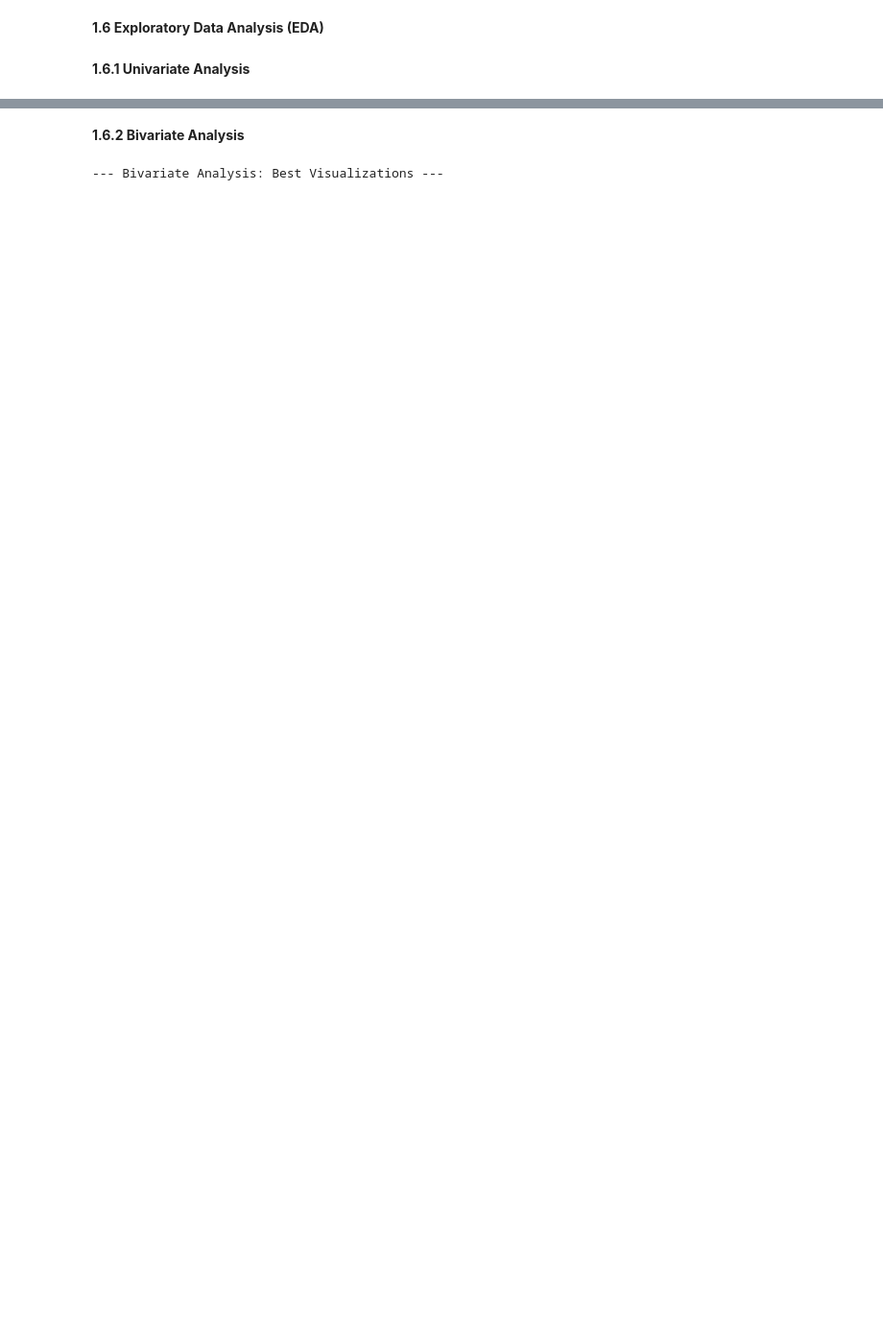
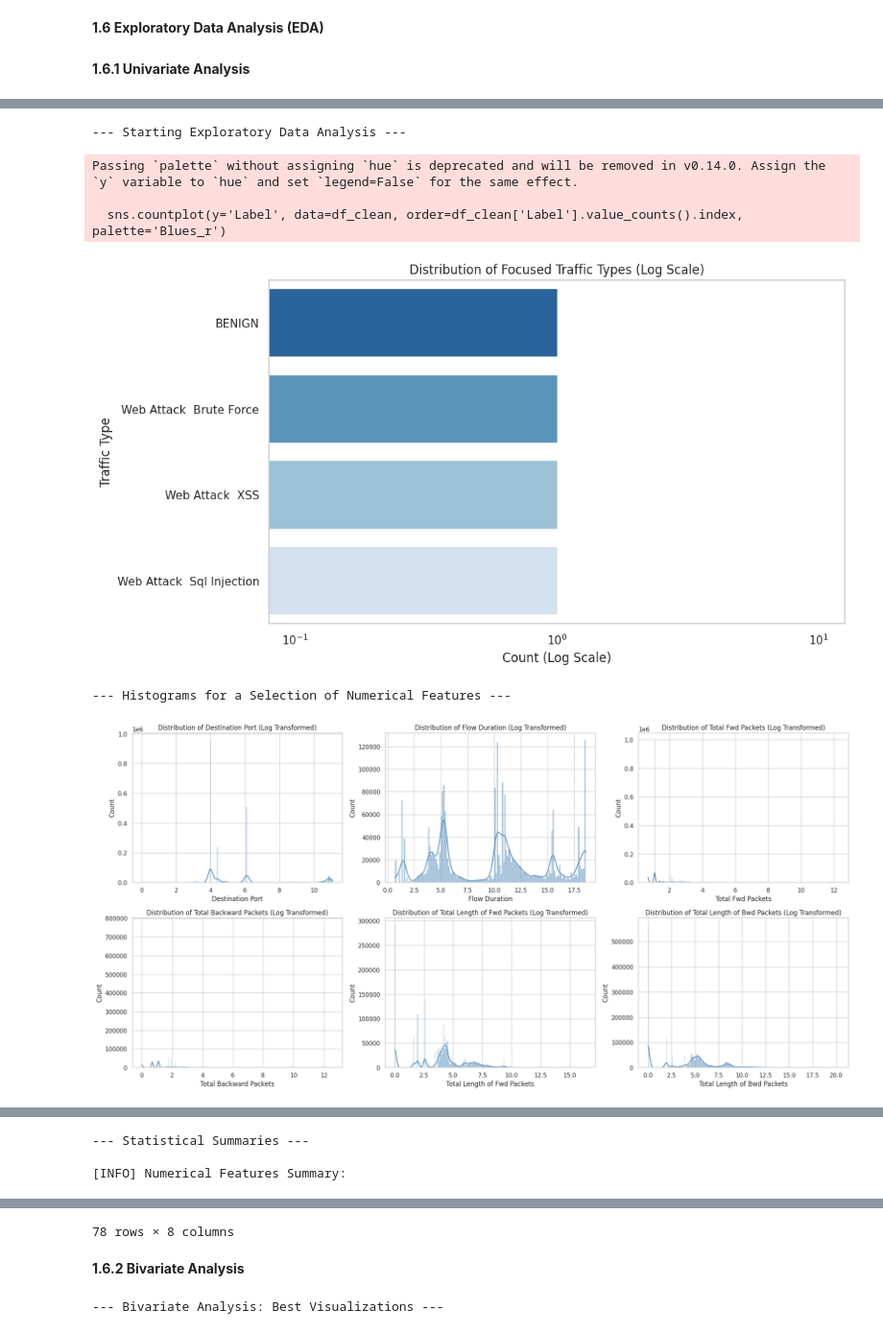
Before and after one commit to tanvirshikdar/CSE498R, a Jupyter notebook: Tanvir.ipynb, the cells around one changed output, grey strips where cells are left out. Shown at 96% size. Cells and saved outputs as stored; diff of their text form; code cells hidden in the pictures; blank space fills up the shorter version.

```diff
--- a/Tanvir.ipynb
+++ b/Tanvir.ipynb
@@ -315,0 +254,68 @@ Name: count, dtype: int64
+# %%
+### 1.6.1 Univariate Analysis (Comprehensive Version) ###
+
+# check that the cleaned dataframe exists before proceeding
+if 'df_clean' in locals():
+    print("--- Starting Exploratory Data Analysis ---")
+
+    # --- 1. Target Variable Analysis (Bar Plot) ---
+    plt.figure(figsize=(10, 6))
+    plt.xscale('log')
+    sns.countplot(y='Label', data=df_clean, order=df_clean['Label'].value_counts().index, palette='Blues_r')
+    plt.title('Distribution of Focused Traffic Types (Log Scale)')
+    plt.xlabel('Count (Log Scale)')
+    plt.ylabel('Traffic Type')
+    plt.grid(axis='x')
+    plt.show()
+
+    # --- 2. Numerical Feature Distribution (Histograms) ---
+    print("\n--- Histograms for a Selection of Numerical Features ---")
+    numeric_cols = df_clean.select_dtypes(include=np.number).columns
+    # Select a few key features to plot (e.g., the first 6)
+    features_to_plot = numeric_cols[:6]
+
+    # Create a grid of histograms
+    fig, axes = plt.subplots(2, 3, figsize=(20, 10))
+    axes = axes.flatten() # Flatten the 2x3 grid into a 1D array
+
+    for i, feature in enumerate(features_to_plot):
+        sns.histplot(np.log1p(df_clean[feature]), kde=True, ax=axes[i], color="steelblue")
+        axes[i].set_title(f'Distribution of {feature} (Log Transformed)')
+
+    plt.tight_layout()
+    plt.show()
+
+    # --- 3. Quantitative Skewness Analysis ---
+    print("\n--- Skewness of Numerical Features ---")
+    skewness = df_clean[numeric_cols].skew().sort_values(ascending=False)
+    print("Top 10 most skewed features:")
+    print(skewness.head(10))
+
+    # --- 4. Outlier Analysis (Box Plots) ---
+    print("\n--- Box Plots for Outlier Analysis ---")
+    fig, axes = plt.subplots(2, 3, figsize=(20, 10))
+    axes = axes.flatten()
+
+    for i, feature in enumerate(features_to_plot):
+        sns.boxplot(y=df_clean[feature], ax=axes[i], color='lightblue')
+        axes[i].set_yscale('symlog') # Use 'symlog' to handle zeros and see outliers
+        axes[i].set_title(f'Box Plot of {feature}')
+
+    plt.tight_layout()
+    plt.show()
+
+    # --- 5. Statistical Summaries (Unchanged) ---
+    print("\n--- Statistical Summaries ---")
+    print("\n[INFO] Numerical Features Summary:")
+    display(df_clean.describe().T)
+
+else:
+    print("❌ DataFrame 'df_clean' not found. Please ensure previous cells were executed successfully.")
+# %% [output]
+--- Starting Exploratory Data Analysis ---
+Passing `palette` without assigning `hue` is deprecated and will be removed in v0.14.0. Assign the `y` variable to `hue` and set `legend=False` for the same effect.
+
+  sns.countplot(y='Label', data=df_clean, order=df_clean['Label'].value_counts().index, palette='Blues_r')
+[figure, added]
+--- Histograms for a Selection of Numerical Features ---
+[figure, added]
@@ -315,0 +338,3 @@ Name: count, dtype: int64
+--- Statistical Summaries ---
+
+[INFO] Numerical Features Summary:
@@ -316,3 +353,4 @@ Name: count, dtype: int64
+78 rows × 8 columns
 # %% [markdown]
 **1.6.2 Bivariate Analysis**
 # %%
```
Also changed, not shown: parts of 16 cells of this notebook.
